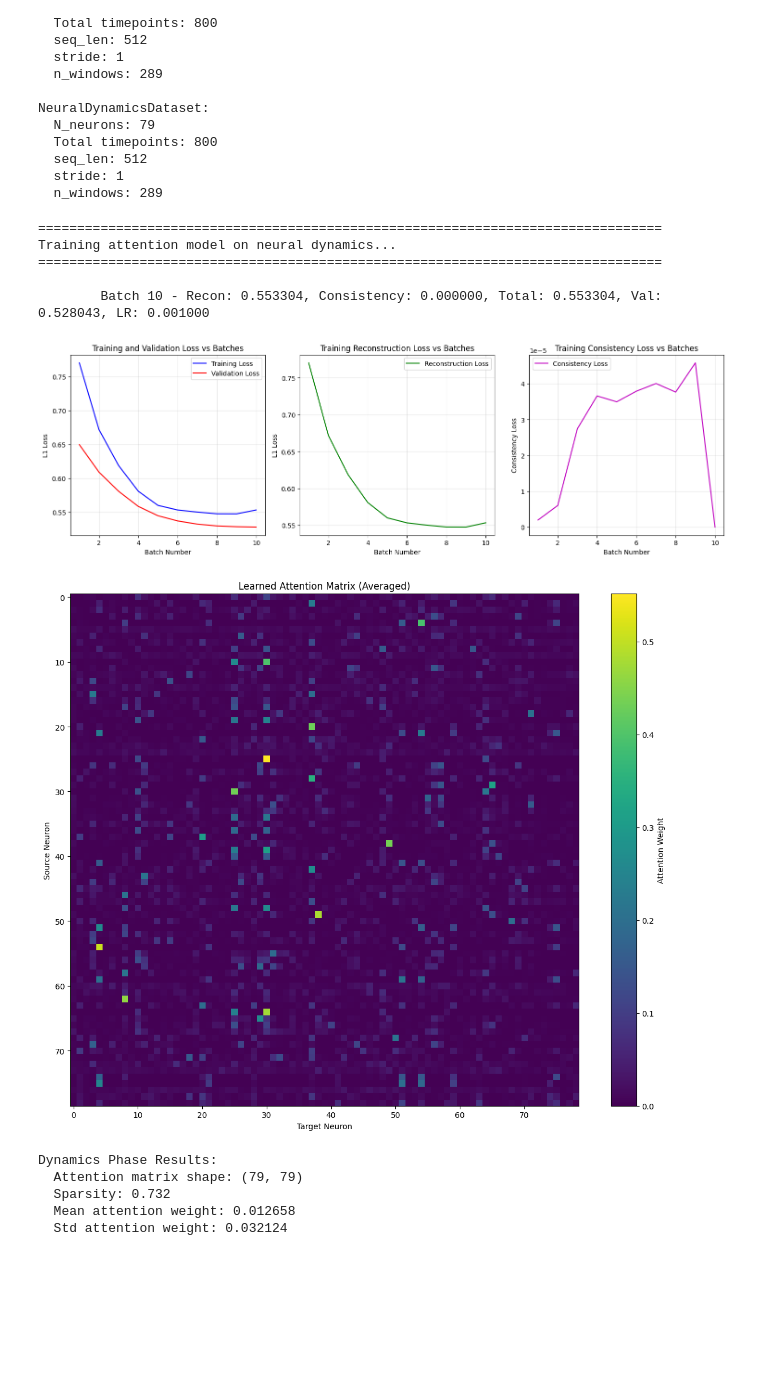
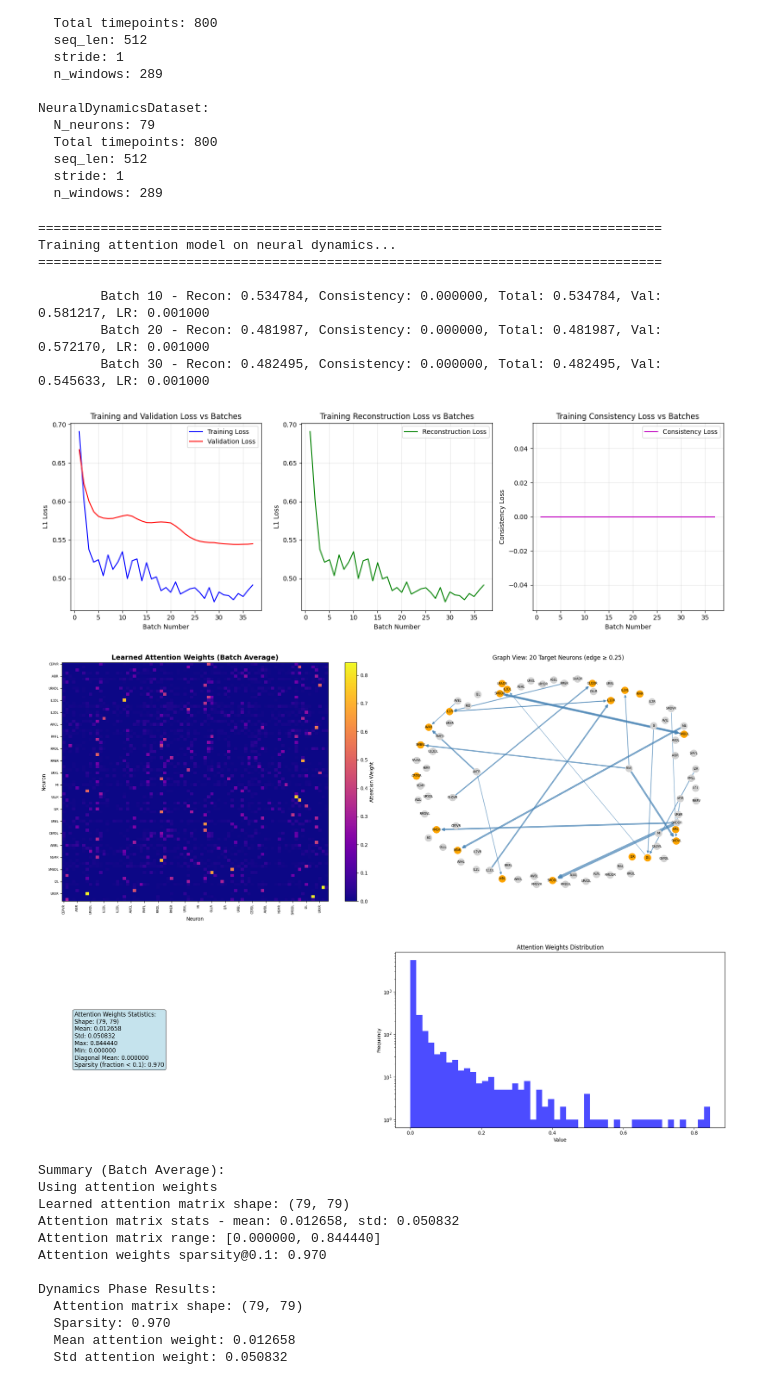
Before and after one commit to qsimeon/worm-learn, a Jupyter notebook: main_notebook.ipynb, the cells around one changed output. Cells and saved outputs as stored; diff of their text form; code cells hidden in the pictures; blank space fills up the shorter version.

Commit message:
neural dynamics process underway

```diff
--- a/main_notebook.ipynb
+++ b/main_notebook.ipynb
@@ -59,7 +59,7 @@ CONFIG_TRANSCRIPTOMICS = {
     'jl_epsilon': 0.3,      # JL lemma epsilon for distance preservation
     'use_attention_scores': False, # Use attention scores instead of weights
     'consistency_weight': 0.0,  # Weight for batch consistency regularization
-    'consistency_type': 'frobenius',  # 'variance' (default, works well) or 'frobenius'
+    'consistency_type': 'variance',  # 'variance' (default, works well) or 'frobenius'
 }
 
 print("Configuration:")
@@ -1997,10 +1837,11 @@ Replace transcriptomic embeddings with neural dynamics time series as the repres
 CONFIG_DYNAMICS = {
     'seq_len': 512,           # Temporal window length (embedding dimension)
     'stride': 1,               # Sliding window stride
-    'hidden_dim': 256,         # Hidden dimension for Q/K/V
-    'batch_size': 32,          # Batch size
+    'hidden_dim': 1024,         # Hidden dimension for Q/K/V
+    'batch_size': 8,          # Batch size
     'learning_rate': 1e-3,     # Learning rate
-    'consistency_weight': 0.1, # Batch consistency regularization
+    'use_attention_scores': False, # Use attention scores instead of weights
+    'consistency_weight': 0.0, # Batch consistency regularization
     'consistency_type': 'variance',  # 'variance' or 'frobenius'
     'train_val_split': 0.5,    # Train/validation split
 }
@@ -2129,8 +1971,8 @@ T_total = trace_array.shape[1]
 train_end_time = int(T_total * CONFIG_DYNAMICS['train_val_split'])
 
 # Split time series temporally
-train_trace = trace_array[:, :train_end_time]
-val_trace = trace_array[:, train_end_time:]
+train_trace = trace_array[:, train_end_time:]
+val_trace = trace_array[:, :train_end_time] # Make validation set the first part
 
 print(f"Data split:")
 print(f"  Train: {train_trace.shape}")
@@ -2174,7 +2016,7 @@ print("\n" + "="*80)
 print("Training attention model on neural dynamics...")
 print("="*80 + "\n")
 
-history_dynamics = train_attention_model_fixed(
+history_dynamics = train_attention_model(
     model=model_dynamics,
     train_dataset=train_dataset_dynamics,
     val_dataset=val_dataset_dynamics,
@@ -2217,33 +2059,43 @@ plt.show()
 Training attention model on neural dynamics...
 ================================================================================
 
-        Batch 10 - Recon: 0.553304, Consistency: 0.000000, Total: 0.553304, Val: 0.528043, LR: 0.001000
+        Batch 10 - Recon: 0.534784, Consistency: 0.000000, Total: 0.534784, Val: 0.581217, LR: 0.001000
+        Batch 20 - Recon: 0.481987, Consistency: 0.000000, Total: 0.481987, Val: 0.572170, LR: 0.001000
+        Batch 30 - Recon: 0.482495, Consistency: 0.000000, Total: 0.482495, Val: 0.545633, LR: 0.001000
-[figure, old version]
+[figure, new version]
 # %%
 # Analyze learned attention matrix from neural dynamics phase
-results_dynamics = analyze_attention_matrix_comprehensive(
+results_dynamics = analyze_attention_matrix(
     model=model_dynamics,
     dataset=val_dataset_dynamics,
     neuron_labels=neuron_labels,
     device=device,
     use_attention_scores=CONFIG_DYNAMICS['use_attention_scores'],
     sparsity_thresh=0.1,
     num_graph_targets=20,
     edge_thresh=0.25
 )
 
 print(f"\nDynamics Phase Results:")
 print(f"  Attention matrix shape: {results_dynamics['attention_matrix'].shape}")
 print(f"  Sparsity: {results_dynamics['sparsity']:.3f}")
 print(f"  Mean attention weight: {results_dynamics['mean']:.6f}")
 print(f"  Std attention weight: {results_dynamics['std']:.6f}")
 # %% [output]
-[figure, old version]
+[figure, new version]
+[figure, added]
+Summary (Batch Average):
+Using attention weights
+Learned attention matrix shape: (79, 79)
+Attention matrix stats - mean: 0.012658, std: 0.050832
+Attention matrix range: [0.000000, 0.844440]
+Attention weights sparsity@0.1: 0.970
+
 Dynamics Phase Results:
   Attention matrix shape: (79, 79)
-  Sparsity: 0.732
+  Sparsity: 0.970
   Mean attention weight: 0.012658
-  Std attention weight: 0.032124
+  Std attention weight: 0.050832
 # %%
 # Analyze learned attention matrix from neural dynamics phase
 print("Analyzing learned attention matrix from neural dynamics phase...")
```
Also changed, not shown: parts of 17 cells of this notebook, 1 other file.
